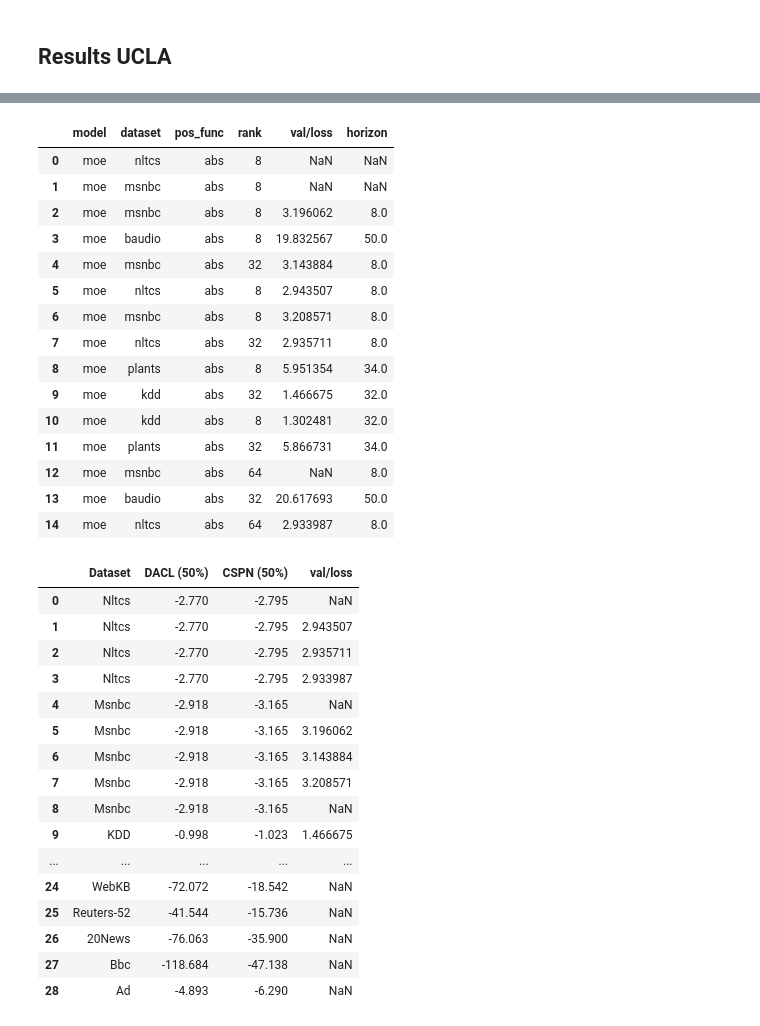
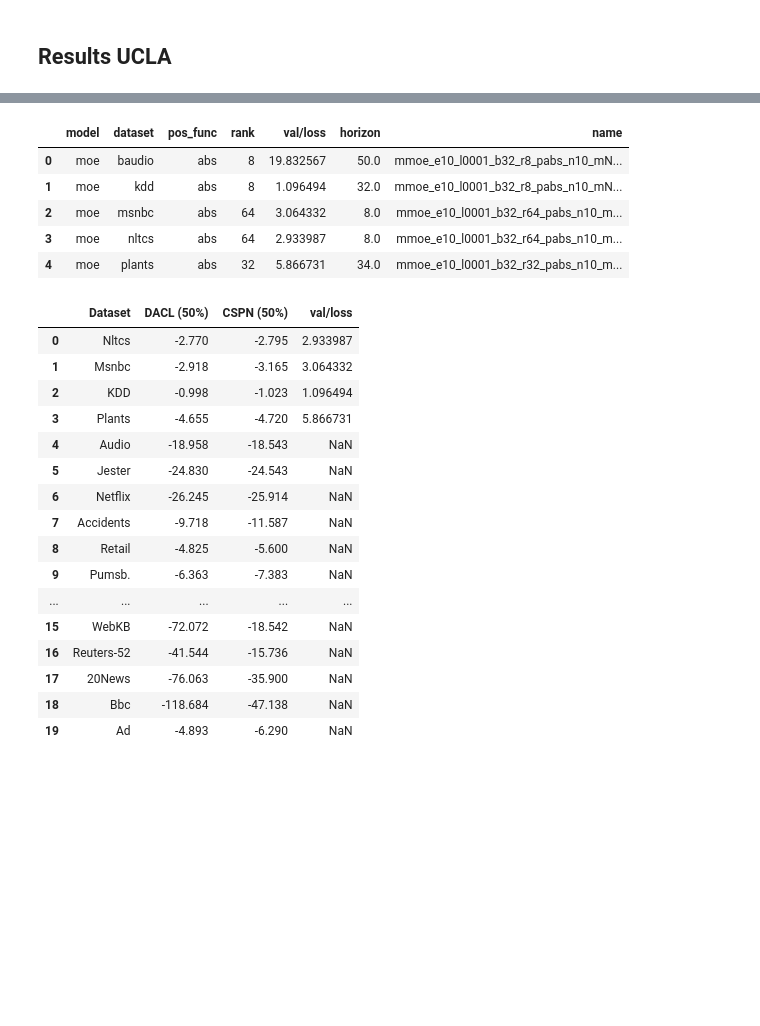
Before and after one commit to marawangamal/ptn, a Jupyter notebook: scripts/results.ipynb, the cells around one changed output, grey strips where cells are left out. Drawn from its saved outputs; the diff is of its cells as text; code cells hidden in the pictures; blank space fills up the shorter version.

```diff
--- a/scripts/results.ipynb
+++ b/scripts/results.ipynb
@@ -302,26 +318,15 @@ TypeError: 'module' object is not callable
 # %%
-# group by run name
-df.groupby('name').min().reset_index()
-# remove the name
-df2 = df.drop(columns=['name'])
-df2
+# For each (model, dataset), find the row with the minimum val/loss, and keep the rest of the columns from that row
+idx = df.groupby(['model', 'dataset'])['val/loss'].idxmin()
+df_grouped = df.loc[idx].reset_index(drop=True)
+df_grouped
 # %% [output]
-|  | model | dataset | pos_func | rank | val/loss | horizon |
-| 0 | moe | nltcs | abs | 8 | NaN | NaN |
-| 1 | moe | msnbc | abs | 8 | NaN | NaN |
-| 2 | moe | msnbc | abs | 8 | 3.196062 | 8.0 |
-| 3 | moe | baudio | abs | 8 | 19.832567 | 50.0 |
-| 4 | moe | msnbc | abs | 32 | 3.143884 | 8.0 |
-| 5 | moe | nltcs | abs | 8 | 2.943507 | 8.0 |
-| 6 | moe | msnbc | abs | 8 | 3.208571 | 8.0 |
-| 7 | moe | nltcs | abs | 32 | 2.935711 | 8.0 |
-| 8 | moe | plants | abs | 8 | 5.951354 | 34.0 |
-| 9 | moe | kdd | abs | 32 | 1.466675 | 32.0 |
-| 10 | moe | kdd | abs | 8 | 1.302481 | 32.0 |
-| 11 | moe | plants | abs | 32 | 5.866731 | 34.0 |
-| 12 | moe | msnbc | abs | 64 | NaN | 8.0 |
-| 13 | moe | baudio | abs | 32 | 20.617693 | 50.0 |
-| 14 | moe | nltcs | abs | 64 | 2.933987 | 8.0 |
+|  | model | dataset | pos_func | rank | val/loss | horizon | name |
+| 0 | moe | baudio | abs | 8 | 19.832567 | 50.0 | mmoe_e10_l0001_b32_r8_pabs_n10_mN... |
+| 1 | moe | kdd | abs | 8 | 1.096494 | 32.0 | mmoe_e10_l0001_b32_r8_pabs_n10_mN... |
+| 2 | moe | msnbc | abs | 64 | 3.064332 | 8.0 | mmoe_e10_l0001_b32_r64_pabs_n10_m... |
+| 3 | moe | nltcs | abs | 64 | 2.933987 | 8.0 | mmoe_e10_l0001_b32_r64_pabs_n10_m... |
+| 4 | moe | plants | abs | 32 | 5.866731 | 34.0 | mmoe_e10_l0001_b32_r32_pabs_n10_m... |
 # %%
 import io
 
@@ -369,7 +374,7 @@ cspn_df = pd.read_csv(
 cspn_df = cspn_df.drop(columns=['DACL (100%)', 'CSPN (100%)'])
 
 # Prepare the other df: get dataset and val/loss, and normalize dataset names for matching
-df_for_merge = df[['dataset', 'val/loss']].copy()
+df_for_merge = df_grouped[['dataset', 'val/loss']].copy()
 df_for_merge['dataset_norm'] = df_for_merge['dataset'].str.lower().str.replace('.', '', regex=False)
 
 # Prepare cspn_df: normalize Dataset names for matching
@@ -389,19 +394,19 @@ merged = merged.drop(columns=['dataset_norm'])
 merged
 # %% [output]
 |  | Dataset | DACL (50%) | CSPN (50%) | val/loss |
-| 0 | Nltcs | -2.770 | -2.795 | NaN |
-| 1 | Nltcs | -2.770 | -2.795 | 2.943507 |
-| 2 | Nltcs | -2.770 | -2.795 | 2.935711 |
-| 3 | Nltcs | -2.770 | -2.795 | 2.933987 |
-| 4 | Msnbc | -2.918 | -3.165 | NaN |
-| 5 | Msnbc | -2.918 | -3.165 | 3.196062 |
-| 6 | Msnbc | -2.918 | -3.165 | 3.143884 |
-| 7 | Msnbc | -2.918 | -3.165 | 3.208571 |
-| 8 | Msnbc | -2.918 | -3.165 | NaN |
-| 9 | KDD | -0.998 | -1.023 | 1.466675 |
+| 0 | Nltcs | -2.770 | -2.795 | 2.933987 |
+| 1 | Msnbc | -2.918 | -3.165 | 3.064332 |
+| 2 | KDD | -0.998 | -1.023 | 1.096494 |
+| 3 | Plants | -4.655 | -4.720 | 5.866731 |
+| 4 | Audio | -18.958 | -18.543 | NaN |
+| 5 | Jester | -24.830 | -24.543 | NaN |
+| 6 | Netflix | -26.245 | -25.914 | NaN |
+| 7 | Accidents | -9.718 | -11.587 | NaN |
+| 8 | Retail | -4.825 | -5.600 | NaN |
+| 9 | Pumsb. | -6.363 | -7.383 | NaN |
 | ... | ... | ... | ... | ... |
-| 24 | WebKB | -72.072 | -18.542 | NaN |
-| 25 | Reuters-52 | -41.544 | -15.736 | NaN |
-| 26 | 20News | -76.063 | -35.900 | NaN |
-| 27 | Bbc | -118.684 | -47.138 | NaN |
-| 28 | Ad | -4.893 | -6.290 | NaN |
+| 15 | WebKB | -72.072 | -18.542 | NaN |
+| 16 | Reuters-52 | -41.544 | -15.736 | NaN |
+| 17 | 20News | -76.063 | -35.900 | NaN |
+| 18 | Bbc | -118.684 | -47.138 | NaN |
+| 19 | Ad | -4.893 | -6.290 | NaN |
```
Also changed, not shown: parts of 1 cell of this notebook.
